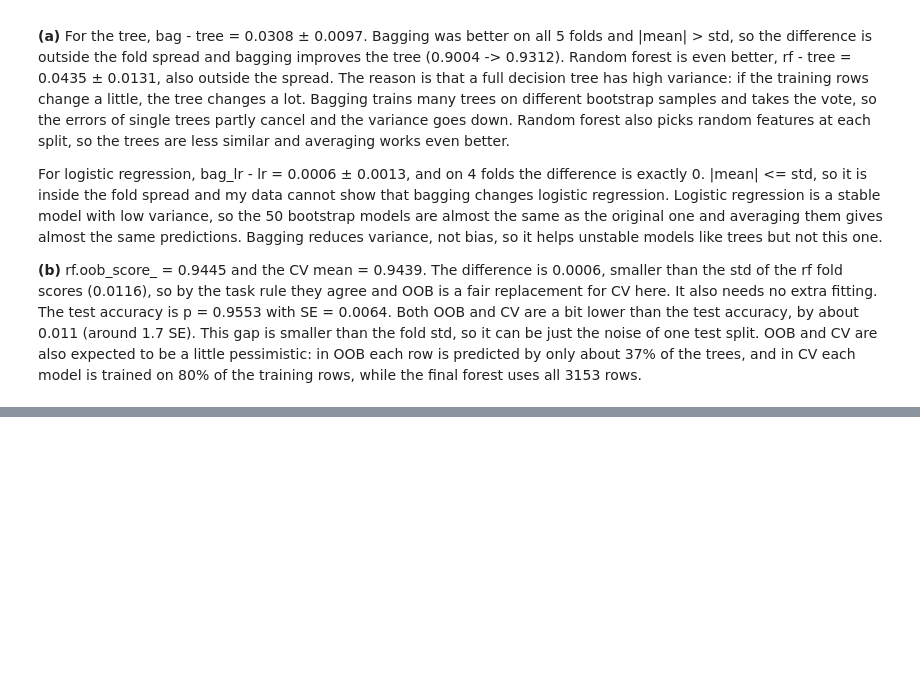
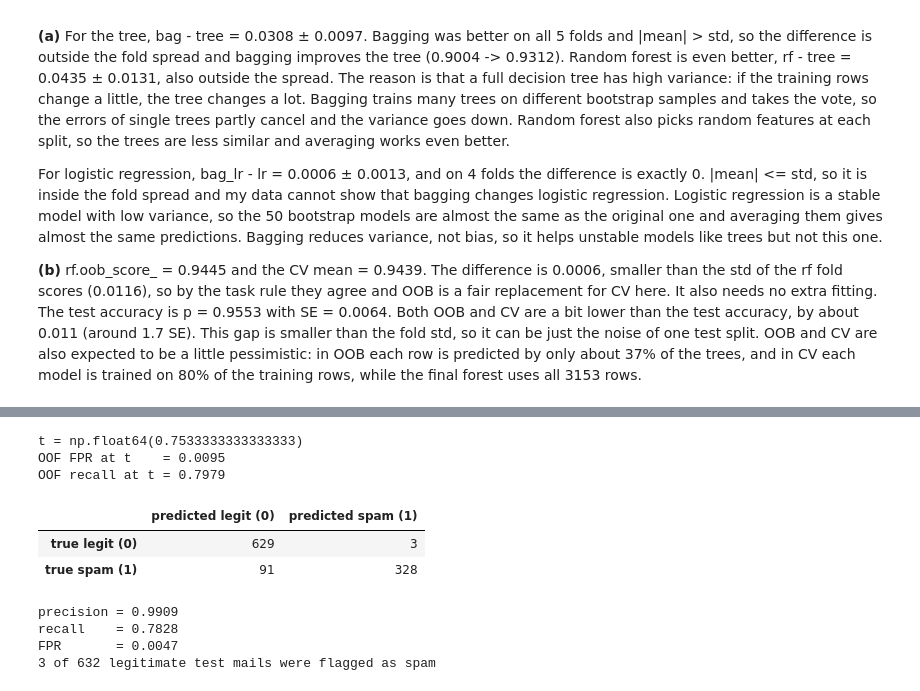
Before and after one commit to danieldiaz-smakov/smakov_ML_task_4, a Jupyter notebook: smakov_task4.ipynb, the cells around one changed output, grey strips where cells are left out. Saved outputs shown, nothing was run; the diff lists cells and outputs as text; code cells hidden in the pictures; blank space fills up the shorter version.

```diff
--- a/smakov_task4.ipynb
+++ b/smakov_task4.ipynb
@@ -182,0 +209,37 @@ For logistic regression, bag_lr - lr = 0.0006 ± 0.0013, and on 4 folds the diff
+# %%
+from sklearn.model_selection import cross_val_predict
+
+oof = cross_val_predict(rf, X_train, y_train, cv=cv, method="predict_proba")[:, 1]
+fpr_o, tpr_o, thr_o = roc_curve(y_train, oof, drop_intermediate=False)
+
+ok = fpr_o <= 0.01                       # thresholds with OOF FPR at most 1%
+best_recall = tpr_o[ok].max()
+t = thr_o[ok & (tpr_o == best_recall)].max()   # if tie in recall, take the largest threshold
+
+flag_oof = oof >= t
+print(f"t = {t!r}")
+print(f"OOF FPR at t    = {flag_oof[y_train == 0].mean():.4f}")
+print(f"OOF recall at t = {flag_oof[y_train == 1].mean():.4f}")
+# %% [output]
+t = np.float64(0.7533333333333333)
+OOF FPR at t    = 0.0095
+OOF recall at t = 0.7979
+# %%
+flag_test = (test_proba["rf"] >= t).astype(int)
+cm = confusion_matrix(y_test, flag_test, labels=[0, 1])
+display(pd.DataFrame(cm, index=["true legit (0)", "true spam (1)"],
+                     columns=["predicted legit (0)", "predicted spam (1)"]))
+
+tn, fp, fn, tp = cm.ravel()
+print(f"precision = {tp / (tp + fp):.4f}")
+print(f"recall    = {tp / (tp + fn):.4f}")
+print(f"FPR       = {fp / (fp + tn):.4f}")
+print(f"{fp} of {fp + tn} legitimate test mails were flagged as spam")
+# %% [output]
+|  | predicted legit (0) | predicted spam (1) |
+| true legit (0) | 629 | 3 |
+| true spam (1) | 91 | 328 |
+precision = 0.9909
+recall    = 0.7828
+FPR       = 0.0047
+3 of 632 legitimate test mails were flagged as spam
```
Also changed, not shown: parts of 4 cells of this notebook.
